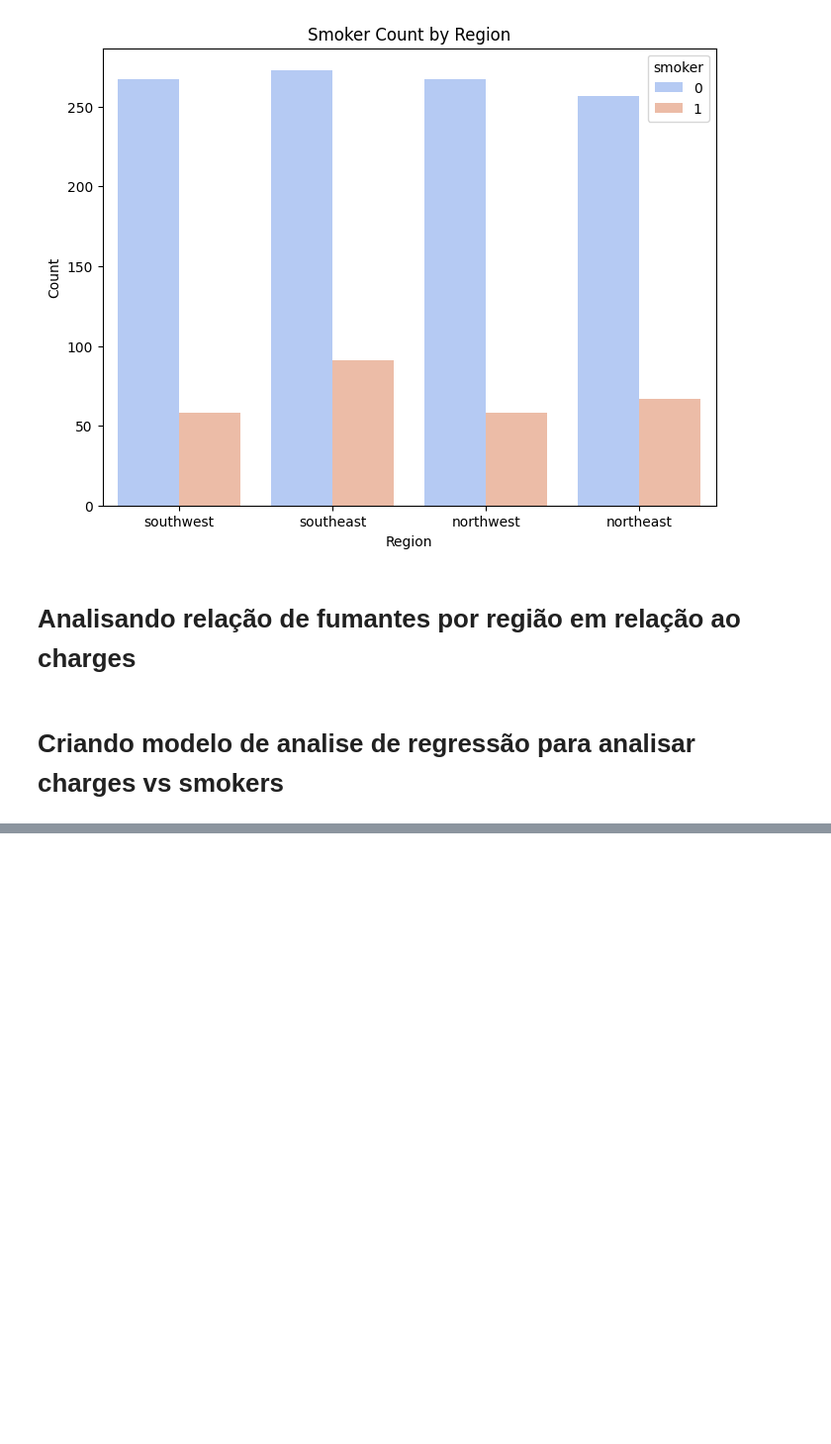
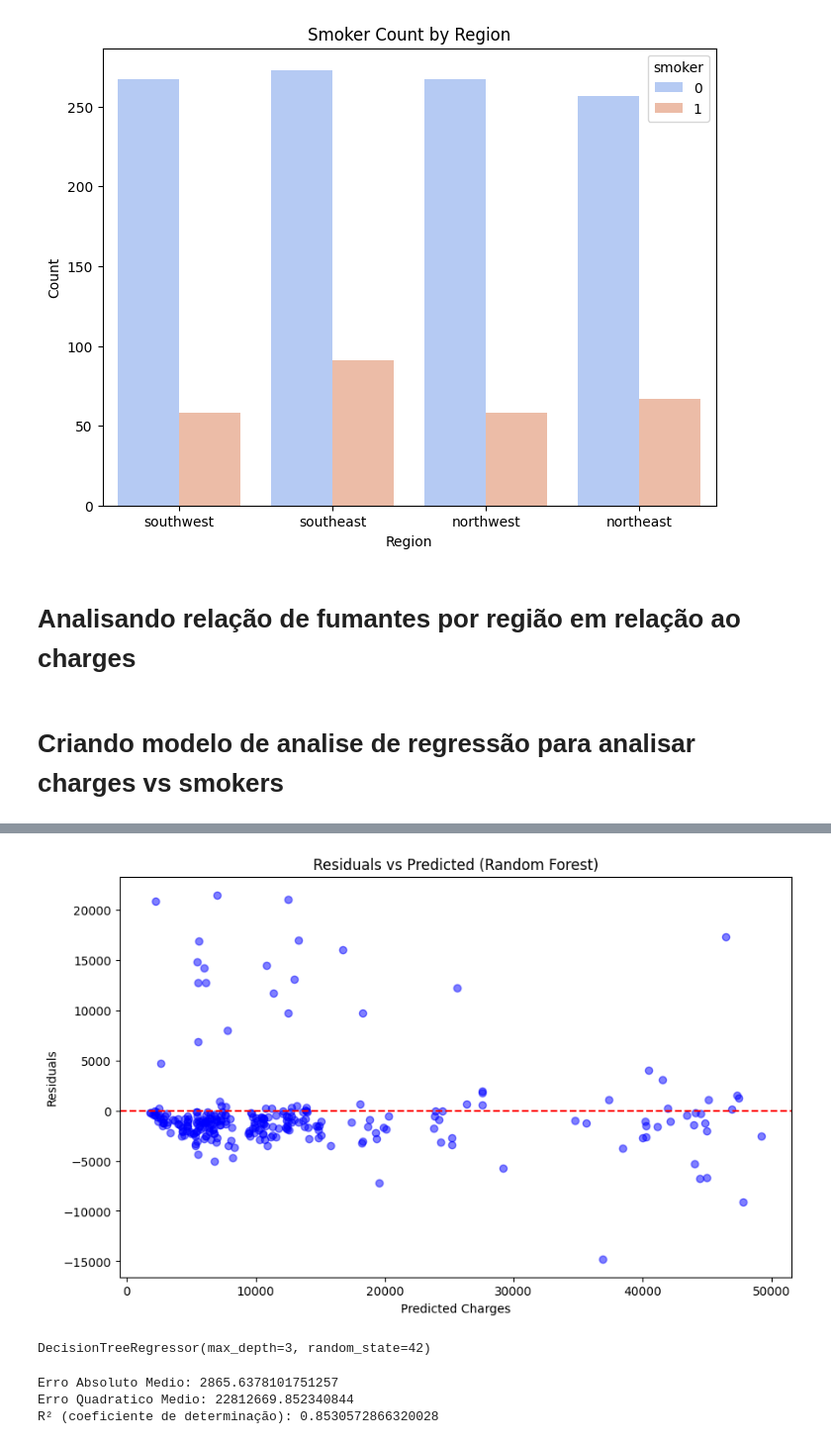
Before and after one commit to JrFarias/postech-iadev, a Jupyter notebook: Projeto_1.ipynb, the cells around one changed output, grey strips where cells are left out. Shown at 99% size. Cells and saved outputs as stored; diff of their text form; code cells hidden in the pictures; blank space fills up the shorter version.

```diff
--- a/Projeto_1.ipynb
+++ b/Projeto_1.ipynb
@@ -384,0 +407,26 @@ R² (coeficiente de determinação): 0.6653581543139571
+# %%
+y_test_array = y_test.values.ravel()
+
+residuals_rf = y_test_array - rf_predictions
+
+
+# Plot residuals for Random Forest
+plt.figure(figsize=(10,6))
+plt.scatter(rf_predictions, residuals_rf, color='blue', alpha=0.5)
+plt.axhline(y=0, color='red', linestyle='--')
+plt.title('Residuals vs Predicted (Random Forest)')
+plt.xlabel('Predicted Charges')
+plt.ylabel('Residuals')
+plt.show()
+# %% [output]
+[figure, added]
+# %%
+# Decision Tree
+
+from sklearn.tree import DecisionTreeRegressor
+
+dt_model = DecisionTreeRegressor(max_depth=3, random_state=42)
+
+dt_model.fit(x_train, y_train)
+# %% [output]
+DecisionTreeRegressor(max_depth=3, random_state=42)
@@ -384,0 +435,12 @@ R² (coeficiente de determinação): 0.6653581543139571
+# %%
+dt_mae = mean_absolute_error(y_test, dt_predictions)
+dt_rmse = mean_squared_error(y_test, dt_predictions)
+dt_r2 = r2_score(y_test, dt_predictions)
+
+print(f'Erro Absoluto Medio: {dt_mae}')
+print(f'Erro Quadratico Medio: {dt_rmse}')
+print(f'R² (coeficiente de determinação): {dt_r2}')
+# %% [output]
+Erro Absoluto Medio: 2865.6378101751257
+Erro Quadratico Medio: 22812669.852340844
+R² (coeficiente de determinação): 0.8530572866320028
```
Also changed, not shown: parts of 21 cells of this notebook, 1 other file.
